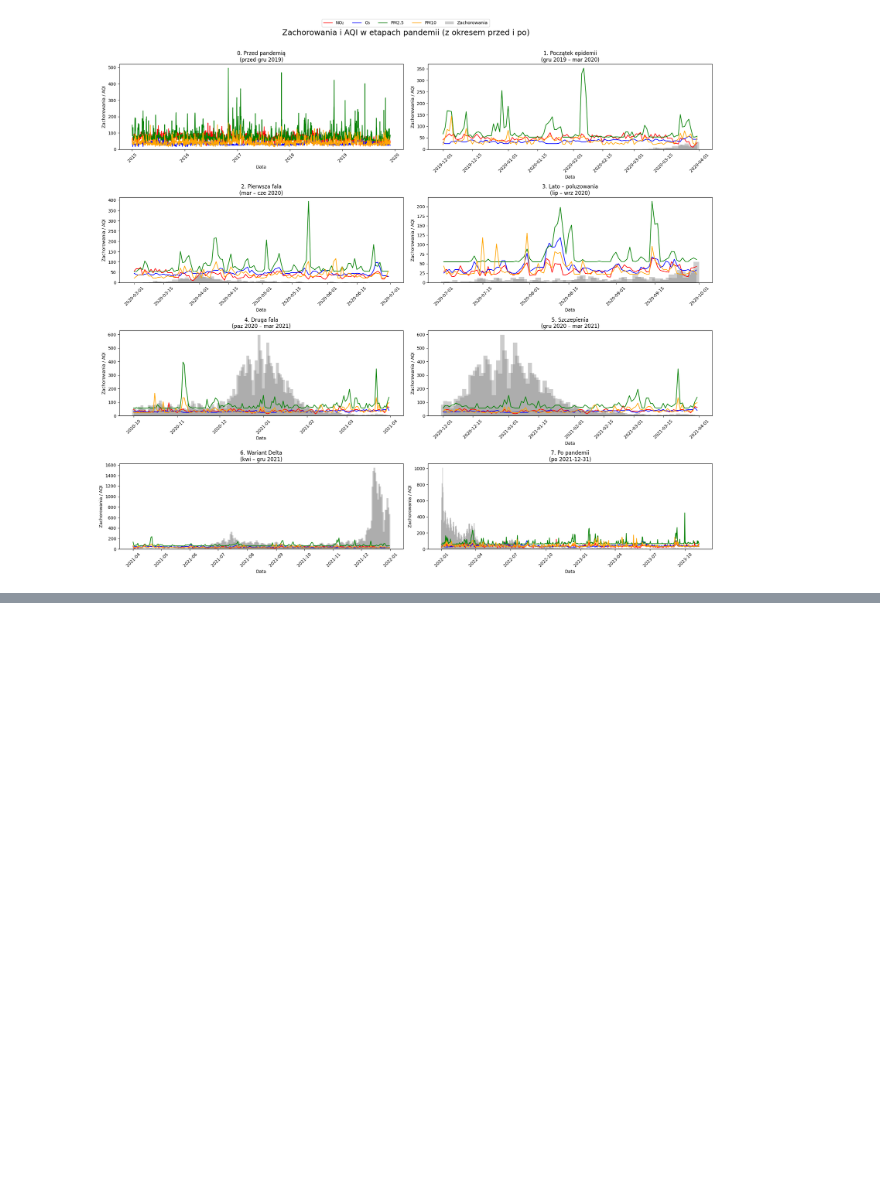
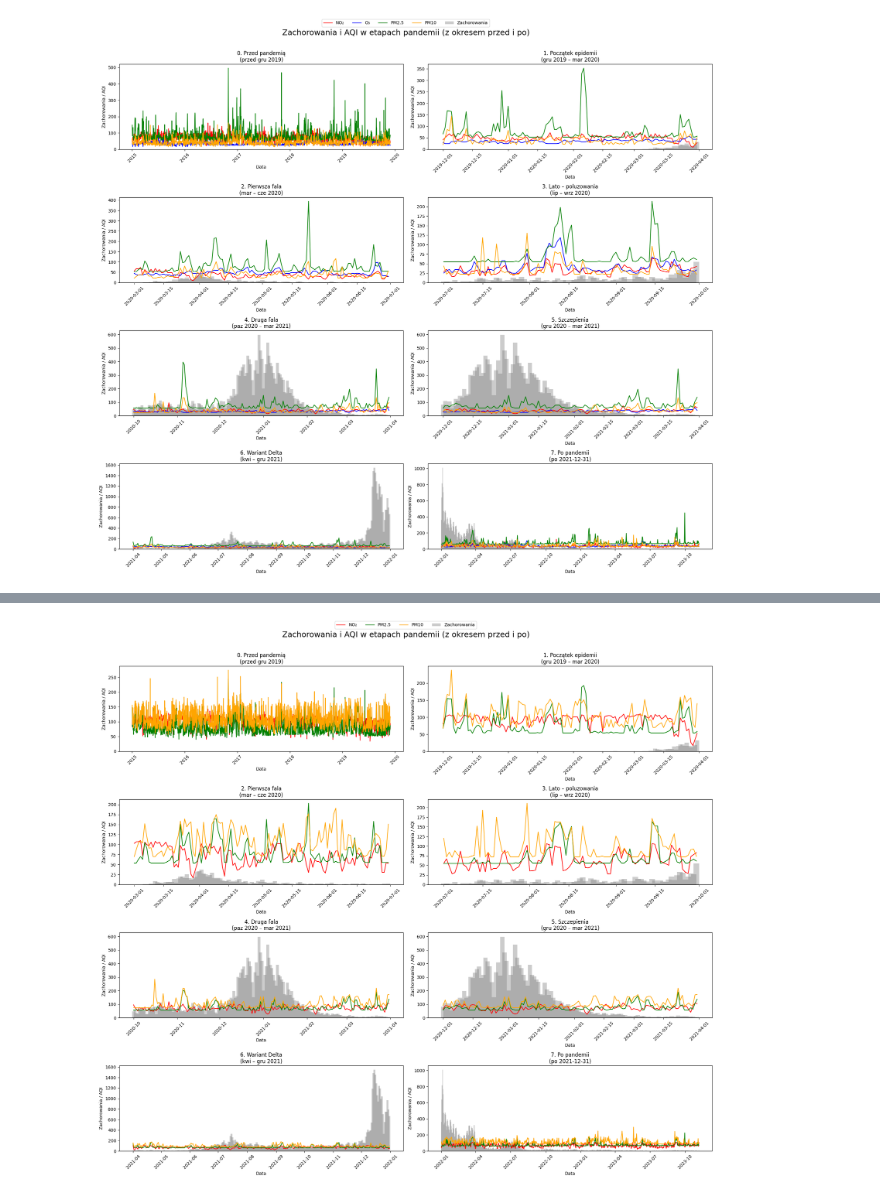
Before and after one commit to rk404/SAD, a Jupyter notebook: Zadanie_SAD_2025.ipynb, the cells around one changed output, grey strips where cells are left out. Drawn from its saved outputs; the diff is of its cells as text; code cells hidden in the pictures; blank space fills up the shorter version.

```diff
--- a/Zadanie_SAD_2025.ipynb
+++ b/Zadanie_SAD_2025.ipynb
@@ -325,6 +325,16 @@ Note: you may need to restart the kernel to use updated packages.
 df_air_London_grouped['AQI_PM25'] = df_air_London_grouped.apply(
     lambda row: aqi.to_iaqi(aqi.POLLUTANT_PM25, row['pm2.5'], algo=aqi.ALGO_EPA), axis=1
 )
+df_air_London_grouped['AQI_PM10'] = df_air_London_grouped.apply(
+    lambda row: aqi.to_iaqi(aqi.POLLUTANT_PM25, row['pm10'], algo=aqi.ALGO_EPA), axis=1
+)
+df_air_London_grouped['AQI_NO2'] = df_air_London_grouped.apply(
+    lambda row: aqi.to_iaqi(aqi.POLLUTANT_NO2_1H, row['no2'], algo=aqi.ALGO_EPA), axis=1
+)
+#df_air_London_grouped['AQI_O3'] = df_air_London_grouped.apply(
+#    lambda row: aqi.to_iaqi(aqi.POLLUTANT_O3_8H, row['o3'], algo=aqi.ALGO_EPA), axis=1
+#)
+
 
 
 
@@ -558,0 +577,69 @@ Data maksymalnej wartości AQI dla PM2.5: 2016-10-30 00:00:00
+# %%
+#Wykresy dla ramki df_air_London_grouped
+import pandas as pd
+import matplotlib.pyplot as plt
+
+# Upewnij się, że kolumna 'date' w obu ramkach danych jest typu datetime64[ns]
+df_air_London_grouped['date'] = pd.to_datetime(df_air_London_grouped['date'])
+df_ltla['date'] = pd.to_datetime(df_ltla['date'])
+
+# Lewostronne łączenie – zachowujemy wszystkie daty z df_daily
+df_merged = pd.merge(df_air_London_grouped, df_ltla[['date', 'value']], on='date', how='left')
+
+# Brakujące zachorowania (value) traktujemy jako 0
+df_merged['value'] = df_merged['value'].fillna(0)
+# Konwersja kolumny 'date' na typ datetime
+df_merged['date'] = pd.to_datetime(df_merged['date'])
+# Definicja etapów jako zakresy dat
+etapy = {
+    "0. Przed pandemią\n(przed gru 2019)": (None, '2019-11-30'),
+    "1. Początek epidemii\n(gru 2019 – mar 2020)": ('2019-12-01', '2020-03-31'),
+    "2. Pierwsza fala\n(mar – cze 2020)": ('2020-03-01', '2020-06-30'),
+    "3. Lato – poluzowania\n(lip – wrz 2020)": ('2020-07-01', '2020-09-30'),
+    "4. Druga fala\n(paz 2020 – mar 2021)": ('2020-10-01', '2021-03-31'),
+    "5. Szczepienia\n(gru 2020 – mar 2021)": ('2020-12-01', '2021-03-31'),
+    "6. Wariant Delta\n(kwi – gru 2021)": ('2021-04-01', '2021-12-31'),
+    "7. Po pandemii\n(po 2021-12-31)": ('2022-01-01', None)
+}
+
+# Rozmiar całej siatki wykresów (2 kolumny, 4 wiersze = 8 wykresów)
+fig, axs = plt.subplots(nrows=4, ncols=2, figsize=(20, 18))
+axs = axs.flatten()
+
+# Tworzenie wykresu dla każdego etapu
+for i, (tytul, (start, end)) in enumerate(etapy.items()):
+    if start and end:
+        mask = (df_merged['date'] >= start) & (df_merged['date'] <= end)
+    elif start and end is None:
+        mask = df_merged['date'] >= start
+    elif end and start is None:
+        mask = df_merged['date'] <= end
+    else:
+        continue
+    df_etap = df_merged.loc[mask]
+
+    ax = axs[i]
+
+    # Słupki: zachorowania
+    ax.bar(df_etap['date'], df_etap['value'], width=2, alpha=0.4, label='Zachorowania', color='gray')
+
+    # Linie: AQI
+    ax.plot(df_etap['date'], df_etap['AQI_NO2'], label='NO₂', color='red')
+    #ax.plot(df_etap['date'], df_etap['AQI_o3'], label='O₃', color='blue')
+    ax.plot(df_etap['date'], df_etap['AQI_PM25'], label='PM2.5', color='green')
+    ax.plot(df_etap['date'], df_etap['AQI_PM10'], label='PM10', color='orange')
+
+    ax.set_title(tytul)
+    ax.set_xlabel("Data")
+    ax.set_ylabel("Zachorowania / AQI")
+    ax.tick_params(axis='x', rotation=45)
+
+# Wspólna legenda
+handles, labels = axs[0].get_legend_handles_labels()
+fig.legend(handles, labels, loc='upper center', ncol=5)
+
+plt.tight_layout(rect=[0, 0, 1, 0.95])
+plt.suptitle("Zachorowania i AQI w etapach pandemii (z okresem przed i po)", fontsize=18)
+plt.show()
+# %% [output]
+[figure, added]
```
Also changed, not shown: parts of 3 cells of this notebook.
